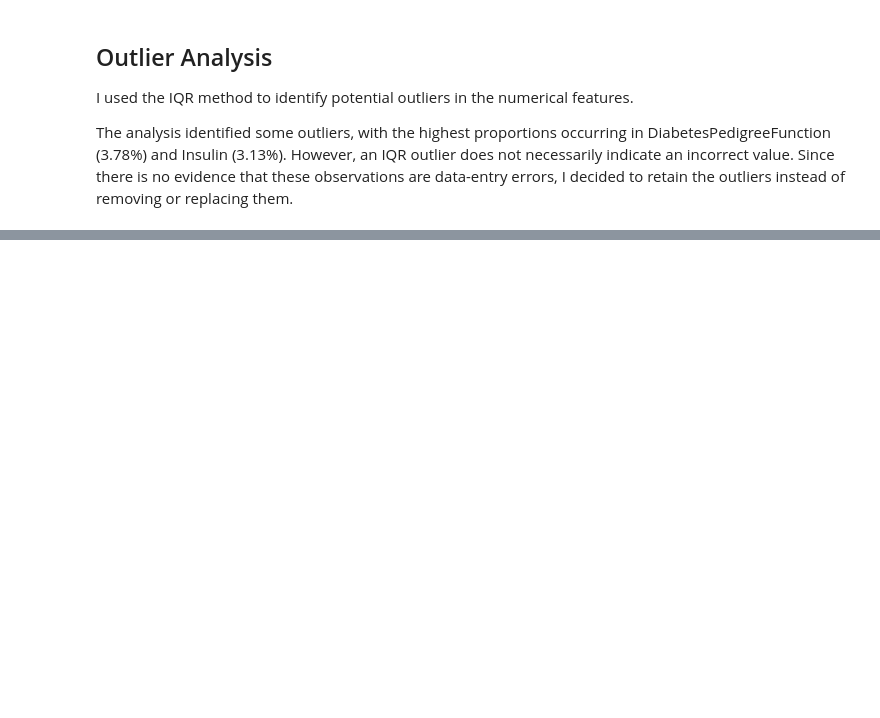
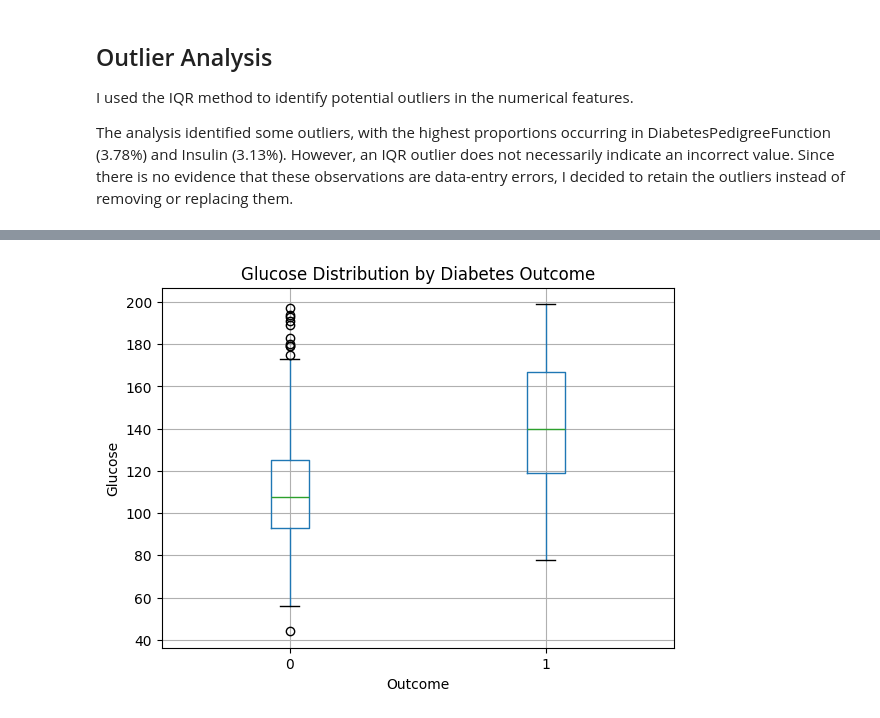
Before and after one commit to apurva2074/AI_Pioneers_Internship, a Jupyter notebook: Week1/ML_Preprocessing.ipynb, the cells around one changed output, grey strips where cells are left out. Saved outputs shown, nothing was run; the diff lists cells and outputs as text; code cells hidden in the pictures; blank space fills up the shorter version.

```diff
--- a/Week1/ML_Preprocessing.ipynb
+++ b/Week1/ML_Preprocessing.ipynb
@@ -272,0 +334,9 @@ The analysis identified some outliers, with the highest proportions occurring in
+# %%
+clean_df.boxplot(column='Glucose', by='Outcome')
+plt.title('Glucose Distribution by Diabetes Outcome')
+plt.suptitle('')
+plt.xlabel('Outcome')
+plt.ylabel('Glucose')
+plt.show()
+# %% [output]
+[figure, added]
```
Also changed, not shown: parts of 20 cells of this notebook.
